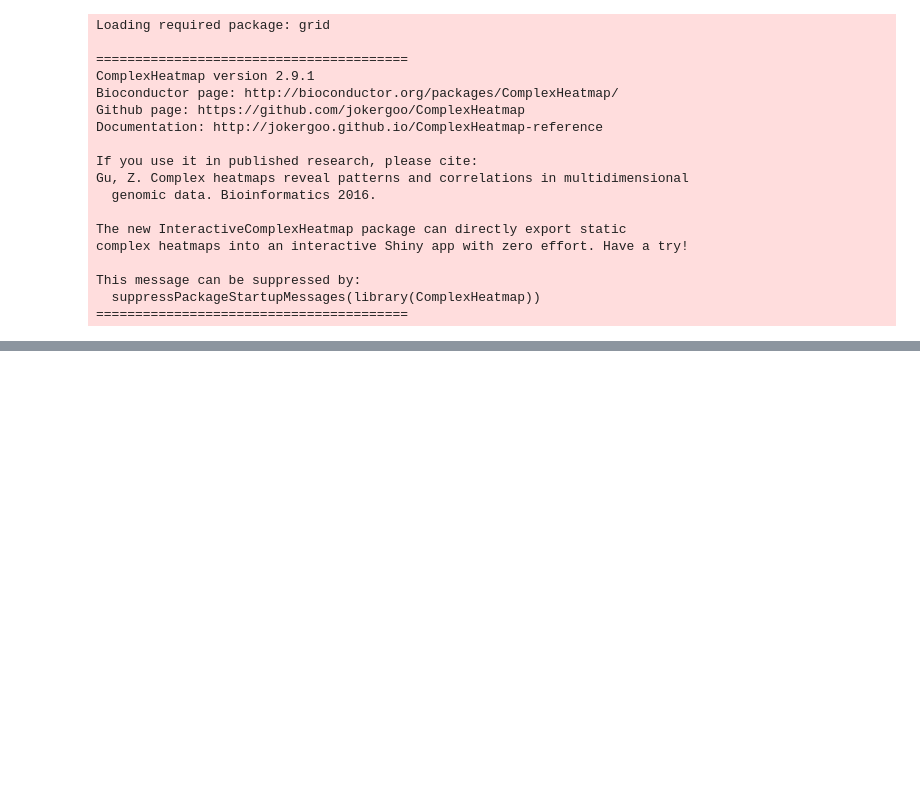
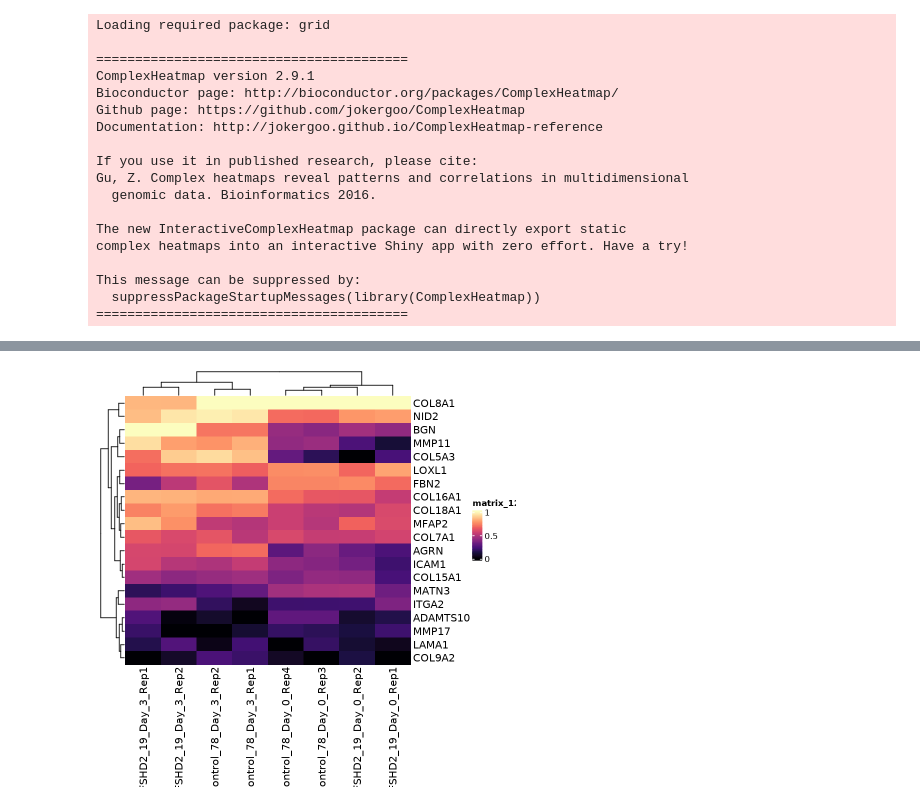
Before and after one commit to fairliereese/UCI_COSMOS, a Jupyter notebook: Bulk RNA-seq analysis.ipynb, the cells around one changed output, grey strips where cells are left out. Cells and saved outputs as stored; diff of their text form; code cells hidden in the pictures; blank space fills up the shorter version.

```diff
--- a/Bulk RNA-seq analysis.ipynb
+++ b/Bulk RNA-seq analysis.ipynb
@@ -424,0 +464,3 @@ Heatmap(mat_norm, show_row_names = FALSE, col = magma(10))
+# %%
+# Not quite in the right format so let's fix them
+extracell_structure_organization = unlist(strsplit(extracell_structure_organization, split=";"))
@@ -425,3 +478,9 @@ Heatmap(mat_norm, show_row_names = FALSE, col = magma(10))
+# %%
+counts_eso = counts[rownames(counts) %in% extracell_structure_organization,]
+counts_eso_norm = apply(log2(counts_eso+1), MARGIN = 2, FUN = function(X) (X - min(X))/diff(range(X)))
+Heatmap(counts_eso_norm, col = magma(10))
+# %% [output]
+[figure, added]
 # %% [markdown]
 # Day 2 Goals
 - Run alignment job for at least 1 sample
```
Also changed, not shown: parts of 31 cells of this notebook.
